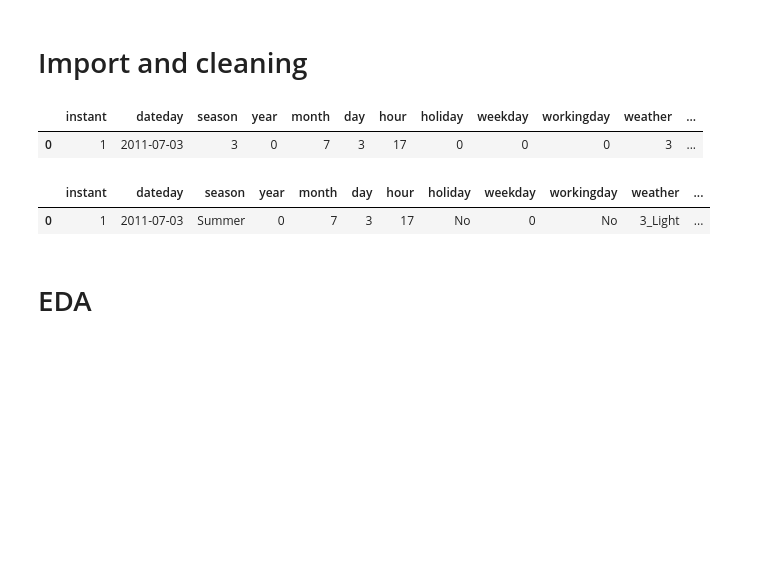
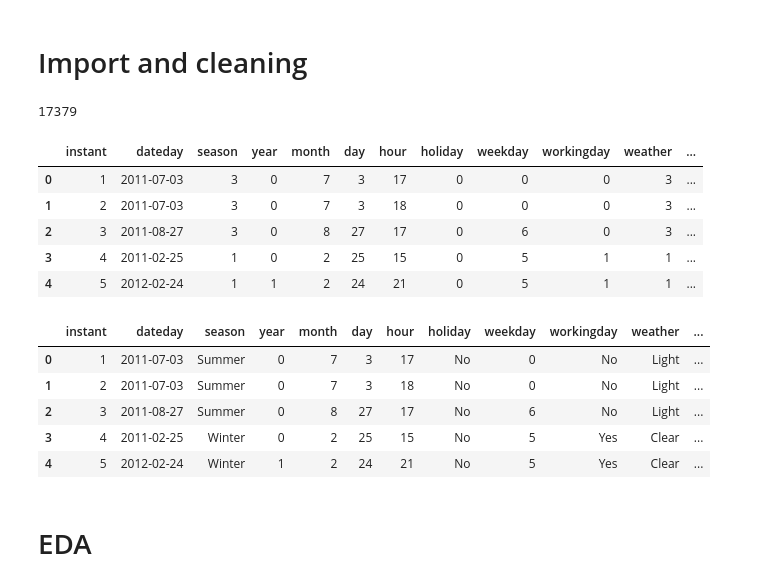
Before and after one commit to RHout19/Project-1, a Jupyter notebook: Model 1/Project 3/Project_3_ML.ipynb, the cells around one changed output. Cells and saved outputs as stored; diff of their text form; code cells hidden in the pictures; blank space fills up the shorter version.

```diff
--- a/Model 1/Project 3/Project_3_ML.ipynb
+++ b/Model 1/Project 3/Project_3_ML.ipynb
@@ -26,6 +26,10 @@ df = pd.DataFrame(pd.read_csv('hour1.csv'))
 # %%
 df['dateday'] = pd.to_datetime(df['dateday'], format='%m/%d/%Y')
 day = df.insert(loc=5, column='day', value=df['dateday'].dt.day)
+# %%
+df['count'].count()
+# %% [output]
+17379
 # %%
 df1 = df.copy()  # make a copy of the original dataframe
 
@@ -40,18 +44,26 @@ df1.loc[df1['season'] == 2, 'season'] = 'Spring'
 df1.loc[df1['season'] == 3, 'season'] = 'Summer'
 df1.loc[df1['season'] == 4, 'season'] = 'Fall'
 
-df1.loc[df1['weather'] == 1, 'weather'] = '1_Clear'
-df1.loc[df1['weather'] == 2, 'weather'] = '2_Cloud'
-df1.loc[df1['weather'] == 3, 'weather'] = '3_Light'
-df1.loc[df1['weather'] == 4, 'weather'] = '4_Heavy'
+df1.loc[df1['weather'] == 1, 'weather'] = 'Clear'
+df1.loc[df1['weather'] == 2, 'weather'] = 'Cloud'
+df1.loc[df1['weather'] == 3, 'weather'] = 'Light'
+df1.loc[df1['weather'] == 4, 'weather'] = 'Heavy'
 # %%
-display(df.head(1))
-display(df1.head(1))
+display(df.head(5))
+display(df1.head(5))
 # %% [output]
 |  | instant | dateday | season | year | month | day | hour | holiday | weekday | workingday | weather | ... |
 | 0 | 1 | 2011-07-03 | 3 | 0 | 7 | 3 | 17 | 0 | 0 | 0 | 3 | ... |
+| 1 | 2 | 2011-07-03 | 3 | 0 | 7 | 3 | 18 | 0 | 0 | 0 | 3 | ... |
+| 2 | 3 | 2011-08-27 | 3 | 0 | 8 | 27 | 17 | 0 | 6 | 0 | 3 | ... |
+| 3 | 4 | 2011-02-25 | 1 | 0 | 2 | 25 | 15 | 0 | 5 | 1 | 1 | ... |
+| 4 | 5 | 2012-02-24 | 1 | 1 | 2 | 24 | 21 | 0 | 5 | 1 | 1 | ... |
 |  | instant | dateday | season | year | month | day | hour | holiday | weekday | workingday | weather | ... |
-| 0 | 1 | 2011-07-03 | Summer | 0 | 7 | 3 | 17 | No | 0 | No | 3_Light | ... |
+| 0 | 1 | 2011-07-03 | Summer | 0 | 7 | 3 | 17 | No | 0 | No | Light | ... |
+| 1 | 2 | 2011-07-03 | Summer | 0 | 7 | 3 | 18 | No | 0 | No | Light | ... |
+| 2 | 3 | 2011-08-27 | Summer | 0 | 8 | 27 | 17 | No | 6 | No | Light | ... |
+| 3 | 4 | 2011-02-25 | Winter | 0 | 2 | 25 | 15 | No | 5 | Yes | Clear | ... |
+| 4 | 5 | 2012-02-24 | Winter | 1 | 2 | 24 | 21 | No | 5 | Yes | Clear | ... |
 # %%
 df_year0 = df[df['year'] == 0]
 df_year1 = df[df['year'] == 1]
```
Also changed, not shown: parts of 18 cells of this notebook.
